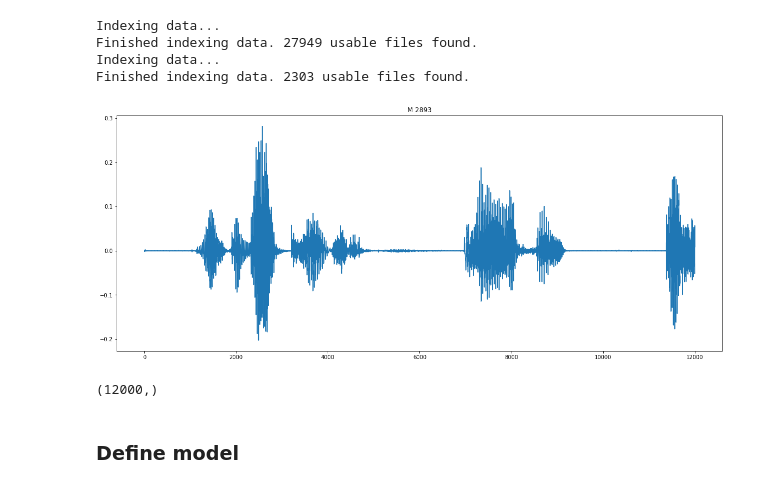
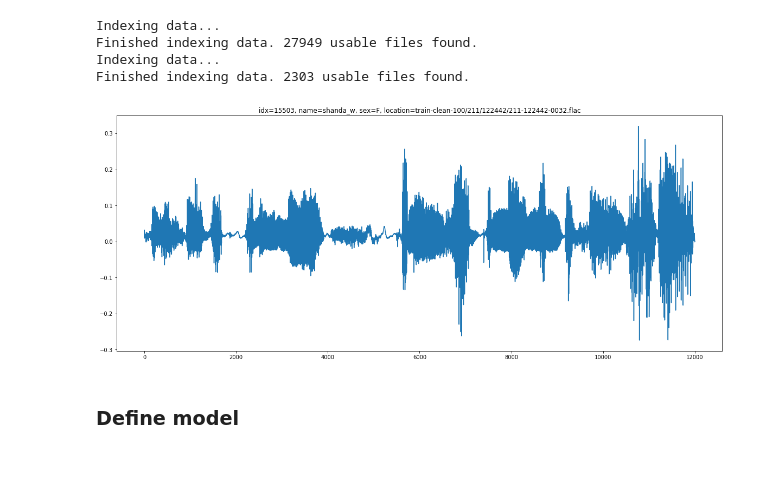
Before and after one commit to oscarknagg/raw-audio-gender-classification, a Jupyter notebook: dev/first_model.ipynb, the cells around one changed output. Cells and saved outputs as stored; diff of their text form; code cells hidden in the pictures.

```diff
--- a/dev/first_model.ipynb
+++ b/dev/first_model.ipynb
@@ -34,17 +36,19 @@ Finished indexing data. 2303 usable files found.
 # %%
 idx = np.random.randint(0,len(trainset))
 instance, label = trainset[idx]
 
 plt.figure(figsize=(20,8))
-plt.title(label_to_sex[label]+' '+str(trainset.datasetid_to_filepath[idx]).split('/')[-3])
+title_string = 'idx={}, name={}, sex={}, location={}'.format(
+    idx,
+    trainset.datasetid_to_name[idx],
+    label_to_sex[label],
+    '/'.join(trainset.datasetid_to_filepath[idx].split('/')[-4:])
+)
+plt.title(title_string)
 plt.plot(instance[::downsampling])
 plt.show()
 # %% [output]
-[figure, old version]
+[figure, new version]
 # %%
 trainloader = torch.utils.data.DataLoader(trainset,batch_size=batchsize,num_workers=4,shuffle=True)
 testloader = torch.utils.data.DataLoader(testset,batch_size=batchsize,num_workers=4,shuffle=True)
-# %%
-instance[::downsampling].shape
-# %% [output]
-(12000,)
```
Also changed, not shown: parts of 60 cells of this notebook.
